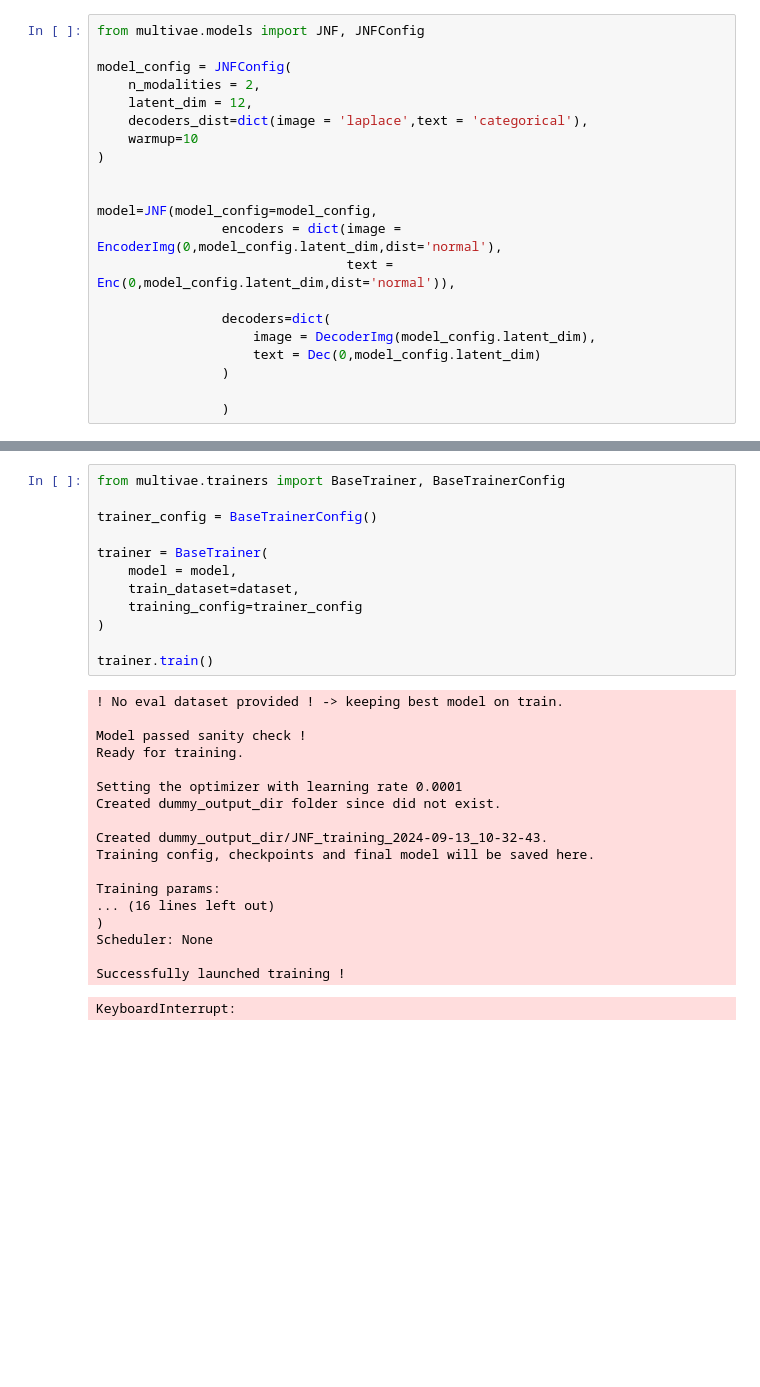
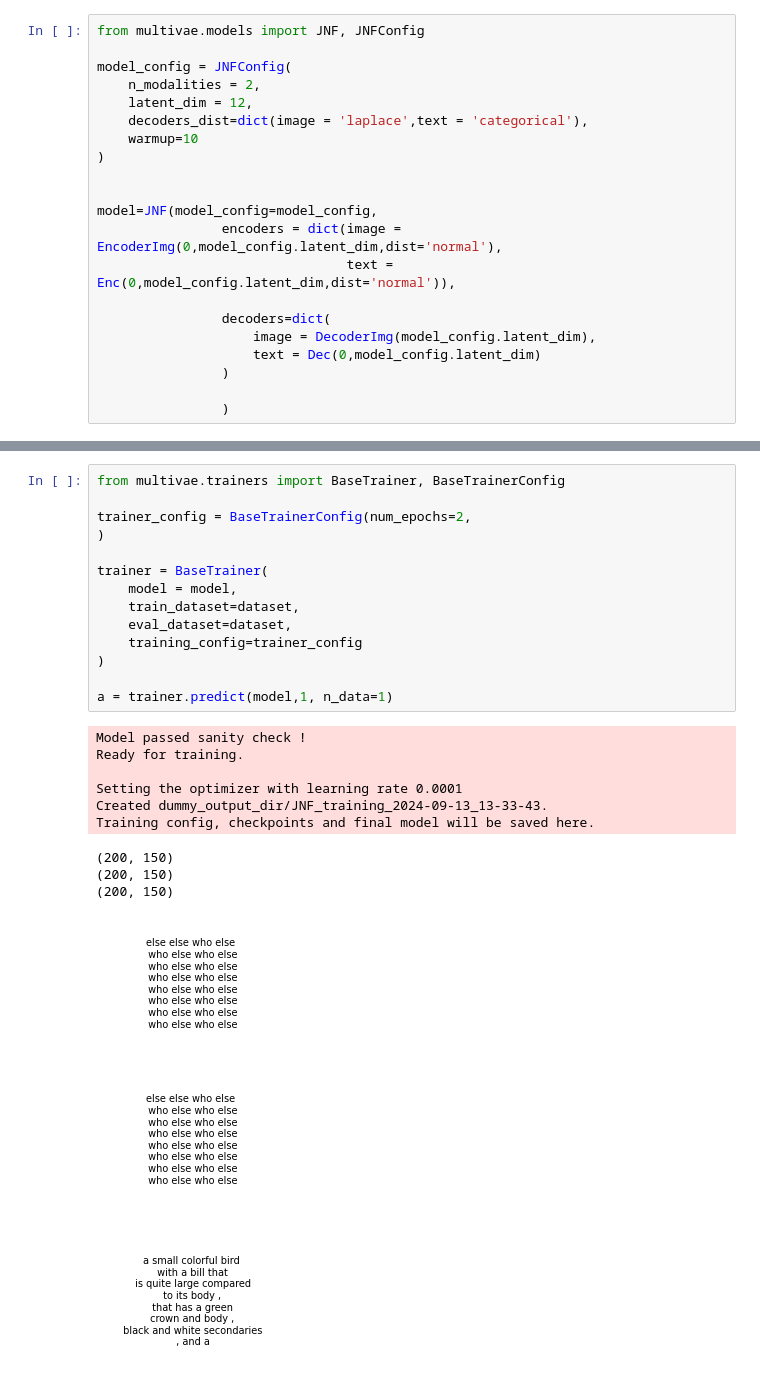
Before and after one commit to AgatheSenellart/MultiVae, a Jupyter notebook: cub/test.ipynb, the cells around one changed output, grey strips where cells are left out. Drawn from its saved outputs; the diff is of its cells as text; blank space fills up the shorter version.

```diff
--- a/cub/test.ipynb
+++ b/cub/test.ipynb
@@ -221,31 +255,27 @@ torch.Size([3, 1000, 1000])
 # %%
 from multivae.trainers import BaseTrainer, BaseTrainerConfig
 
-trainer_config = BaseTrainerConfig()
+trainer_config = BaseTrainerConfig(num_epochs=2,
+)
 
 trainer = BaseTrainer(
     model = model,
     train_dataset=dataset,
+    eval_dataset=dataset,
     training_config=trainer_config
 )
 
-trainer.train()
+a = trainer.predict(model,1, n_data=1)
 # %% [output]
-! No eval dataset provided ! -> keeping best model on train.
-
 Model passed sanity check !
 Ready for training.
 
 Setting the optimizer with learning rate 0.0001
-Created dummy_output_dir folder since did not exist.
-
-Created dummy_output_dir/JNF_training_2024-09-13_10-32-43.
+Created dummy_output_dir/JNF_training_2024-09-13_13-33-43.
 Training config, checkpoints and final model will be saved here.
-
-Training params:
-... (16 lines left out)
-)
-Scheduler: None
-
-Successfully launched training !
-KeyboardInterrupt:
+(200, 150)
+(200, 150)
+(200, 150)
+[figure, added]
+[figure, added]
+[figure, added]
```
Also changed, not shown: parts of 12 cells of this notebook, 1 other file.
